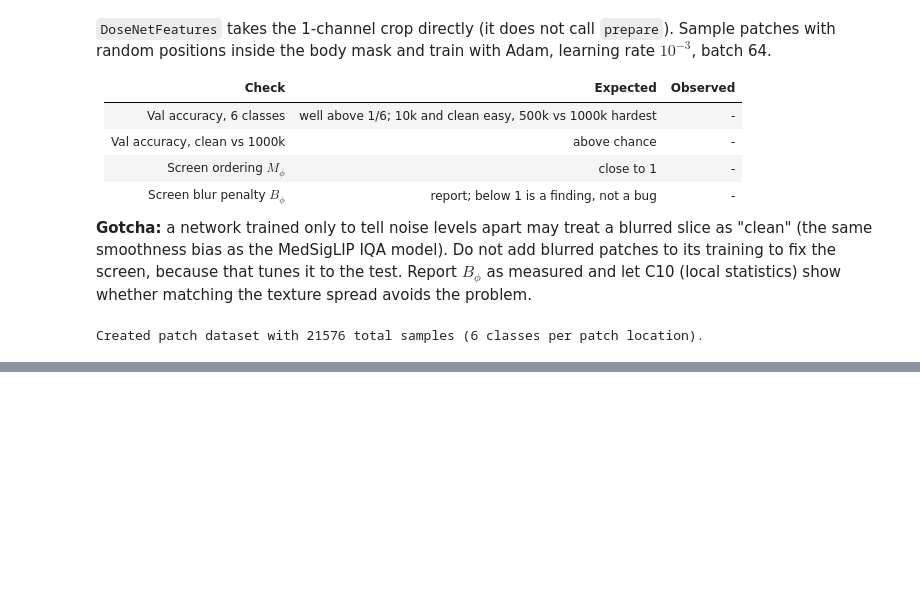
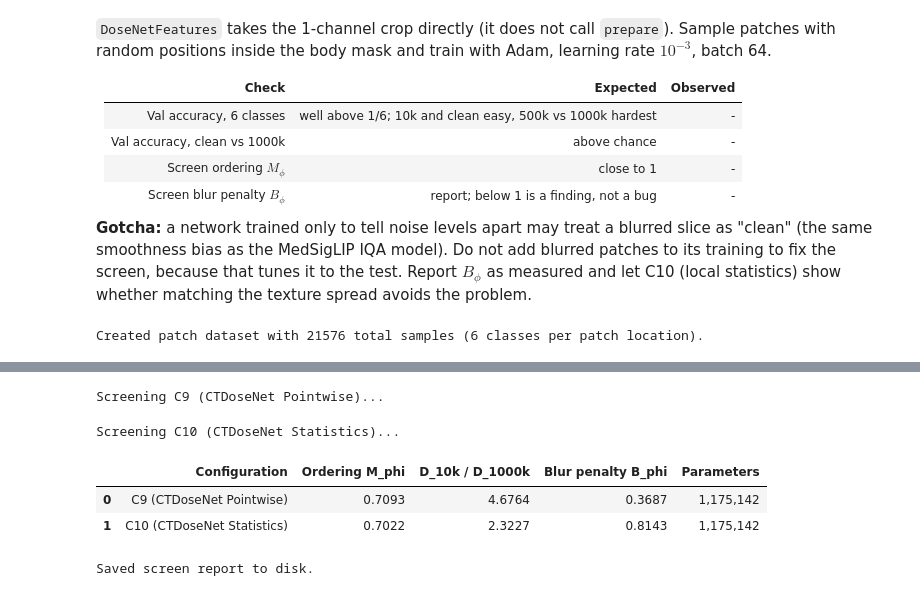
Before and after one commit to UnkindledTwo/perceptual_backbone_ldct, a Jupyter notebook: perceptual_backbone_ldct.ipynb, the cells around one changed output, grey strips where cells are left out. Drawn from its saved outputs; the diff is of its cells as text; code cells hidden in the pictures; blank space fills up the shorter version.

```diff
--- a/perceptual_backbone_ldct.ipynb
+++ b/perceptual_backbone_ldct.ipynb
@@ -1224,0 +1336,78 @@ Epoch 03/10 | Train Loss: 0.5579 | Train Acc: 78.85%
+# %%
+import torch
+import pandas as pd
+from pathlib import Path
+from screen import screen_network
+import distances
+from ct_dose_net import DoseNetFeatures
+
+# 1. Freeze CTDoseNet weights
+dosenet.eval()
+for param in dosenet.parameters():
+    param.requires_grad = False
+
+# 2. Extract features using the frozen trained model
+dn_features = DoseNetFeatures(dosenet)
+
+# 3. Define matching functions
+# C9: Pointwise matching using CTDoseNet features
+def metric_c9(x, y):
+    with torch.no_grad():
+        return distances.pointwise_distance(dn_features.features(x), dn_features.features(y))
+
+# C10: Statistics matching using CTDoseNet features
+def metric_c10(x, y):
+    with torch.no_grad():
+        return distances.statistics_distance(dn_features.features(x), dn_features.features(y))
+
+# 4. Run Screen Evaluation on Validation Files
+val_paths = [Path(f) for f in val_files]
+print("Screening C9 (CTDoseNet Pointwise)...")
+df_c9 = screen_network(metric_c9, val_paths, device)
+
+print("Screening C10 (CTDoseNet Statistics)...")
+df_c10 = screen_network(metric_c10, val_paths, device)
+
+# 5. Compute metric summaries
+def compute_summaries(df):
+    m_phi = df["ordering"].mean()
+    ratio = df["d_10000"].mean() / (df["d_1000000"].mean() + 1e-8)
+    b_phi = df["d_blur"].sum() / (df["d_100000"].sum() + 1e-8)
+    return m_phi, ratio, b_phi
+
+m_phi_c9, ratio_c9, b_phi_c9 = compute_summaries(df_c9)
+m_phi_c10, ratio_c10, b_phi_c10 = compute_summaries(df_c10)
+
+param_count = sum(p.numel() for p in dosenet.parameters())
+
+# 6. Report results in a clean table format
+screen_results = [
+    {
+        "Configuration": "C9 (CTDoseNet Pointwise)",
+        "Ordering M_phi": f"{m_phi_c9:.4f}",
+        "D_10k / D_1000k": f"{ratio_c9:.4f}",
+        "Blur penalty B_phi": f"{b_phi_c9:.4f}",
+        "Parameters": f"{param_count:,}"
+    },
+    {
+        "Configuration": "C10 (CTDoseNet Statistics)",
+        "Ordering M_phi": f"{m_phi_c10:.4f}",
+        "D_10k / D_1000k": f"{ratio_c10:.4f}",
+        "Blur penalty B_phi": f"{b_phi_c10:.4f}",
+        "Parameters": f"{param_count:,}"
+    }
+]
+
+df_screen_results = pd.DataFrame(screen_results)
+display(df_screen_results)
+
+# Save to the run output directory
+df_screen_results.to_csv(config_train.run_dir / "ctdosenet_screen_report.csv", index=False)
+print("Saved screen report to disk.")
+# %% [output]
+Screening C9 (CTDoseNet Pointwise)...
+Screening C10 (CTDoseNet Statistics)...
+|  | Configuration | Ordering M_phi | D_10k / D_1000k | Blur penalty B_phi | Parameters |
+| 0 | C9 (CTDoseNet Pointwise) | 0.7093 | 4.6764 | 0.3687 | 1,175,142 |
+| 1 | C10 (CTDoseNet Statistics) | 0.7022 | 2.3227 | 0.8143 | 1,175,142 |
+Saved screen report to disk.
```
Also changed, not shown: parts of 15 cells of this notebook.
